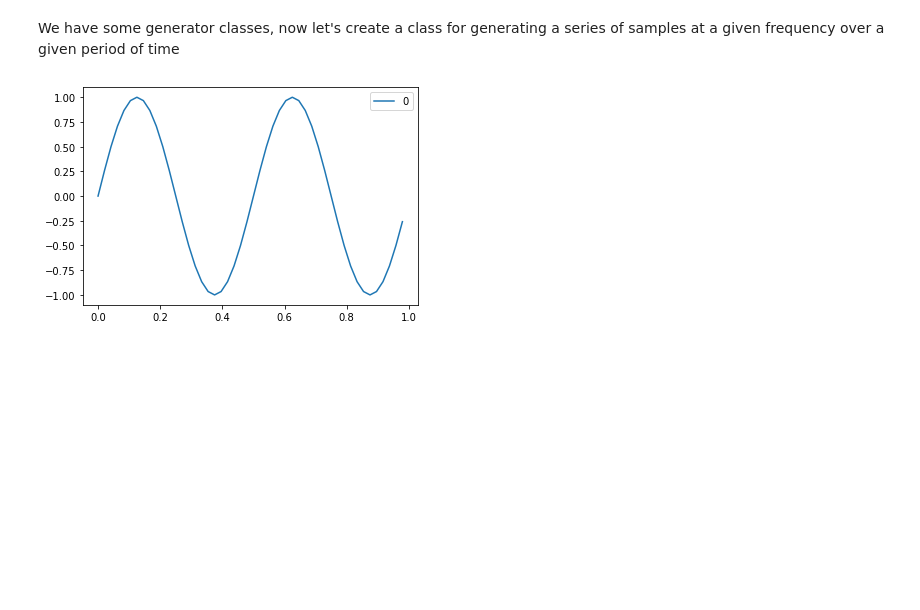
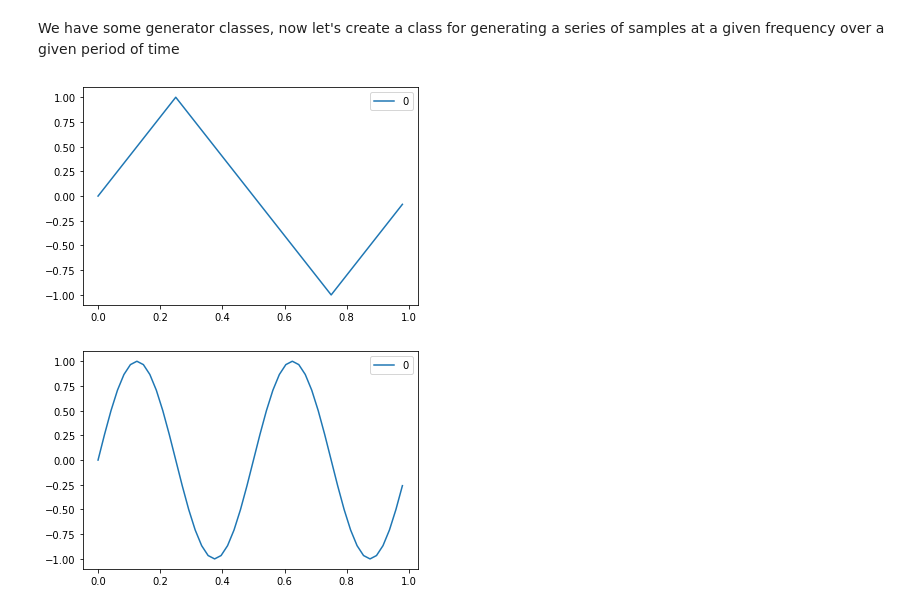
Before and after one commit to wemblykj/AISynth, a Jupyter notebook: ai-synth.ipynb, the cells around one changed output. Drawn from its saved outputs; the diff is of its cells as text; code cells hidden in the pictures; blank space fills up the shorter version.

```diff
--- a/ai-synth.ipynb
+++ b/ai-synth.ipynb
@@ -264,6 +265,20 @@ plt.plot_signal(sawtooth_gen)
 [figure]
 # %% [markdown]
 We have some generator classes, now let's create a class for generating a series of samples at a given frequency over a given period of time
+# %%
+class triangle_wave_generator(waveform_generator):
+    def __init__(self, context: context, phase: float = 0.0):
+        super().__init__(context, phase)
+
+    def _generate_raw_sample(self, timepoint: float):
+        t = math.fmod(timepoint + self.phase, 1.0)
+        return 4.0 * (t if t < 0.25 else 0.5 - t if t < 0.75 else t- 1.0)
+# %%
+triangle_gen = triangle_wave_generator(ctx, phase = 0.0)
+
+plt.plot_signal(triangle_gen)
+# %% [output]
+[figure, added]
 # %%
 class tweakable_signal_generator(signal_generator):
     def __init__(self, context: context, frequency: float, amplitude: float, phase: float, bias: float, attenuation: float):
```
Also changed, not shown: parts of 17 cells of this notebook.
